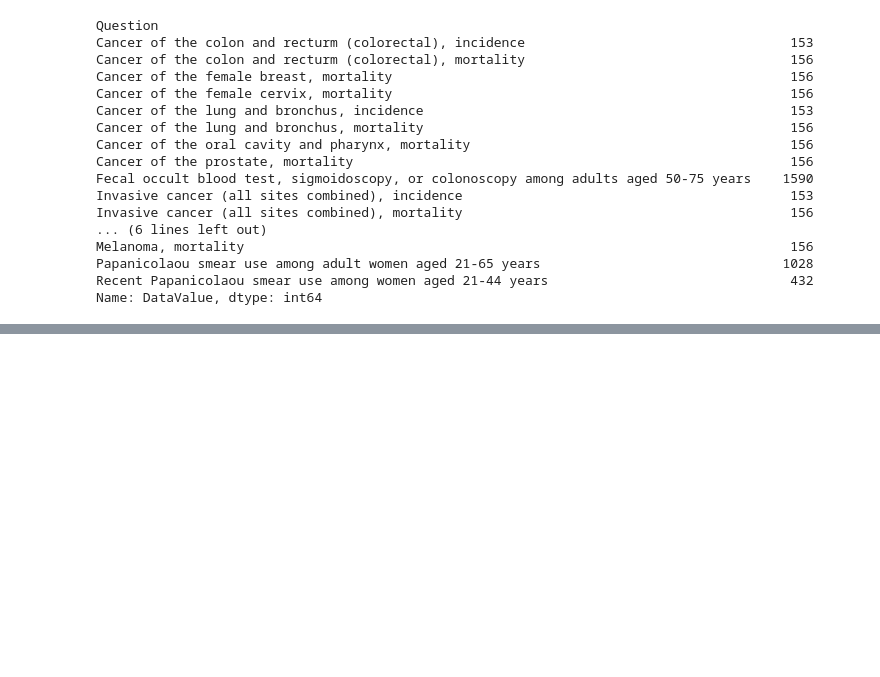
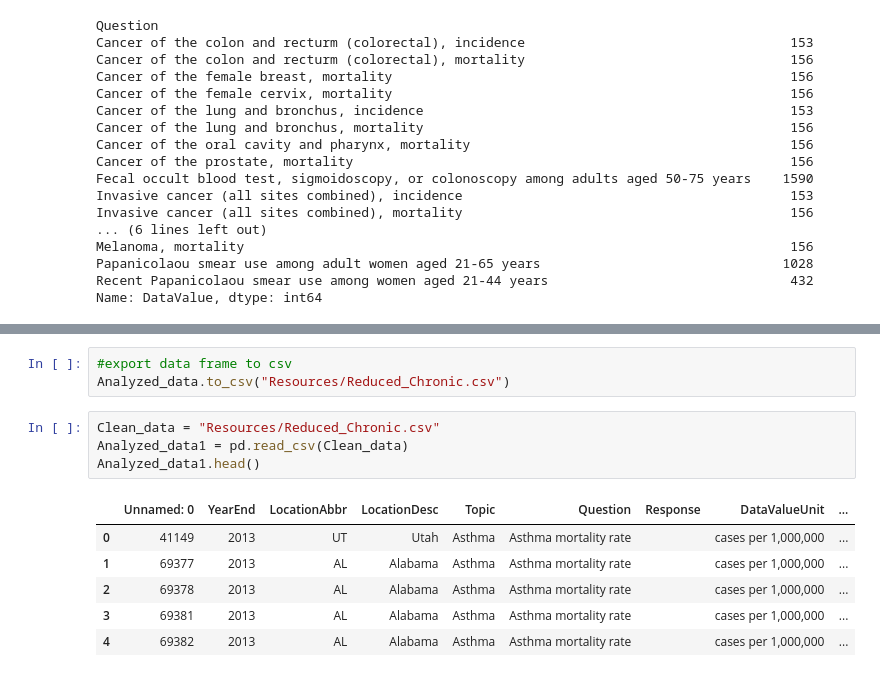
Before and after one commit to ByronIAllen/DataAnalysis_Project1, a Jupyter notebook: Chronic Disease.ipynb, the cells around one changed output, grey strips where cells are left out. Drawn from its saved outputs; the diff is of its cells as text; blank space fills up the shorter version.

```diff
--- a/Chronic Disease.ipynb
+++ b/Chronic Disease.ipynb
@@ -286,0 +417,14 @@ Name: DataValue, dtype: int64
+# %%
+#export data frame to csv
+Analyzed_data.to_csv("Resources/Reduced_Chronic.csv")
+# %%
+Clean_data = "Resources/Reduced_Chronic.csv"
+Analyzed_data1 = pd.read_csv(Clean_data)
+Analyzed_data1.head()
+# %% [output]
+|  | Unnamed: 0 | YearEnd | LocationAbbr | LocationDesc | Topic | Question | Response | DataValueUnit | ... |
+| 0 | 41149 | 2013 | UT | Utah | Asthma | Asthma mortality rate |  | cases per 1,000,000 | ... |
+| 1 | 69377 | 2013 | AL | Alabama | Asthma | Asthma mortality rate |  | cases per 1,000,000 | ... |
+| 2 | 69378 | 2013 | AL | Alabama | Asthma | Asthma mortality rate |  | cases per 1,000,000 | ... |
+| 3 | 69381 | 2013 | AL | Alabama | Asthma | Asthma mortality rate |  | cases per 1,000,000 | ... |
+| 4 | 69382 | 2013 | AL | Alabama | Asthma | Asthma mortality rate |  | cases per 1,000,000 | ... |
```
Also changed, not shown: parts of 11 cells of this notebook, 1 other file.
